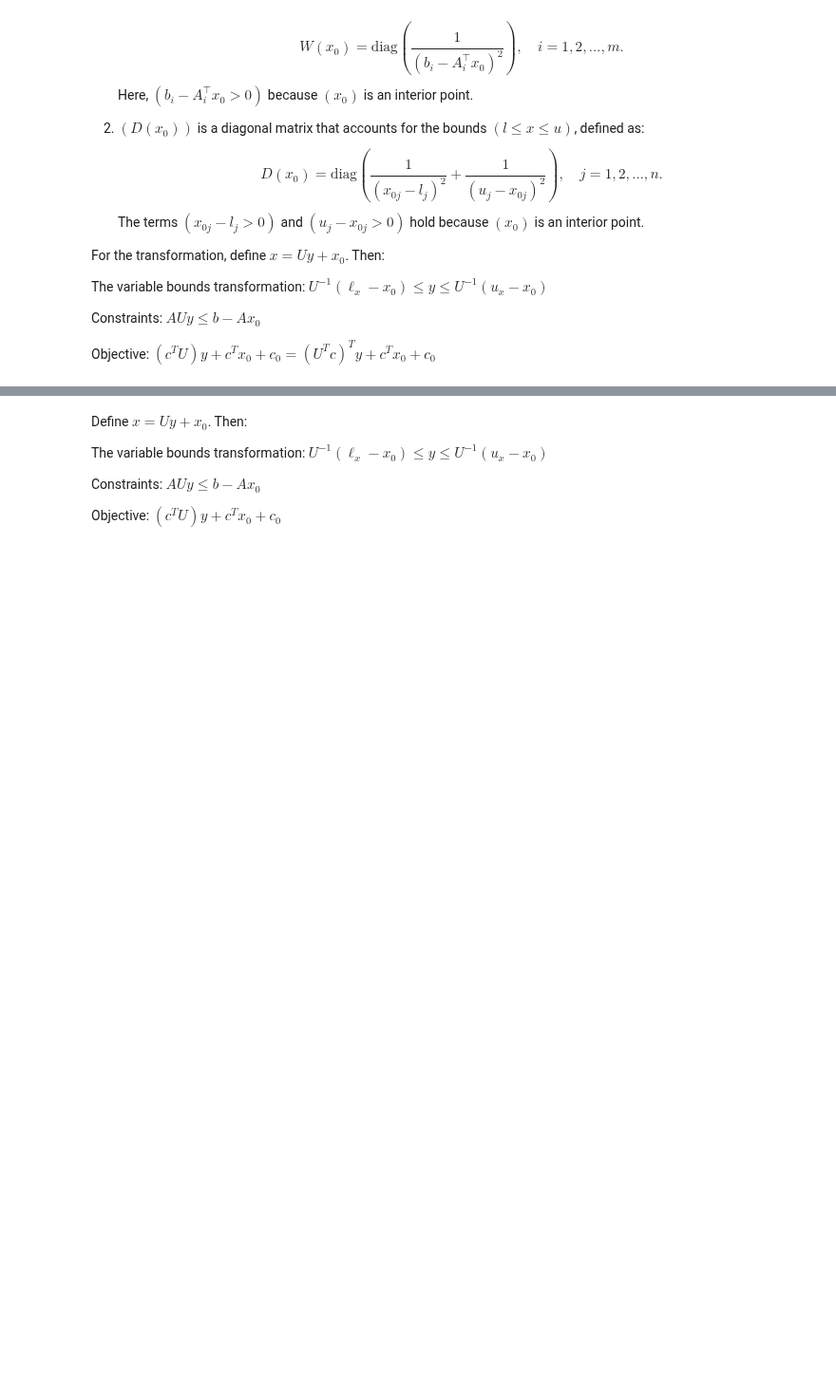
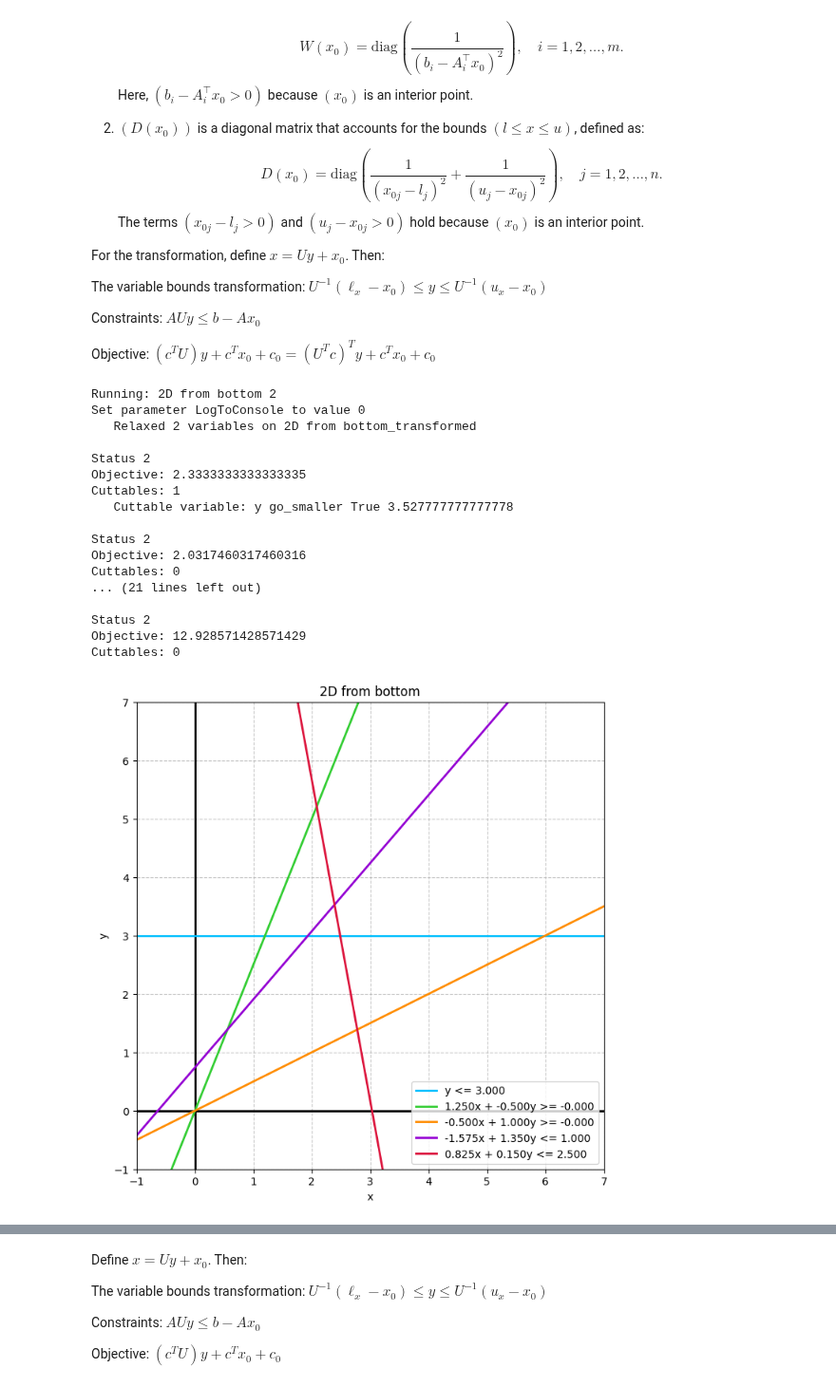
Before and after one commit to BrannonKing/intersection_cuts, a Jupyter notebook: dikin_for_basis_improvement.ipynb, the cells around one changed output, grey strips where cells are left out. Shown at 95% size. Saved outputs shown, nothing was run; the diff lists cells and outputs as text; code cells hidden in the pictures; blank space fills up the shorter version.

```diff
--- a/dikin_for_basis_improvement.ipynb
+++ b/dikin_for_basis_improvement.ipynb
@@ -440,37 +321,60 @@ for instance in list(instances.values())[0:3]:
     for i, idx in enumerate(int_idxs[:-1]):
         U[idx, int_idxs[i + 1]] = -1
     np.fill_diagonal(U, 1)
+
+    U = np.array([[1, -0.5], [0, 1]])
+    U @= np.array([[1, 0], [-0.5, 1]])
+
     x0 = np.zeros_like(c)
-    model2 = apply_transform(model, U, x0)
+    model2 = gu.apply_transform(model, U, x0)
     model2.params.LogToConsole = 0
     relaxed_vars, base_to_relaxed = gu.relax_int_or_bin_to_continuous(model2)
     for t in range(2):
         model2.optimize()
         print("\nStatus", model2.Status)
         if model2.Status == gp.GRB.OPTIMAL:
             print("Objective:", model2.ObjVal)
         cuttable_rows = list(gu.find_cuttable_rows(model2, base_to_relaxed))
         print("Cuttables:", len(cuttable_rows))
         for variable, go_smaller in cuttable_rows:
             print("   Cuttable variable:", variable.VarName, "go_smaller", go_smaller, variable.X)
             if go_smaller:
                 variable.UB = np.round(variable.X - 0.501)
             else:
                 # if np.isclose(variable.X % 1, 0, atol=1e-5):
                 #     variable.LB = np.ceil(variable.X + 0.5)
                 # else:
                 variable.LB = np.round(variable.X + 0.501)
         model2.update()
     # if model2.Status == gp.GRB.OPTIMAL:
     #     print("Objective:", model2.ObjVal)
     #     x3 = np.array([v.X for v in model2.getVars()])
     #     U_inv = np.linalg.inv(U) # return it to original space
     #     x4 = U @ (x3 - (x0 - U_inv @ x0))
     #     print("X3, X4", x3, x4)  # expect x4 to be integer if transform is actually unimodular
     # else:
     #     print("Model2 not optimal:", status_lookup[model2.Status])
 
     if n < 4:
         A, b, c, l, u = get_A_b_c_l_u(model2)
         senses = np.array(model2.getAttr("Sense"))
         fig = pu.plot_constraints_lte(model.ModelName, A, b, l, u, senses)
+# %% [output]
+Running: 2D from bottom 2
+Set parameter LogToConsole to value 0
+   Relaxed 2 variables on 2D from bottom_transformed
+
+Status 2
+Objective: 2.3333333333333335
+Cuttables: 1
+   Cuttable variable: y go_smaller True 3.527777777777778
+
+Status 2
+Objective: 2.0317460317460316
+Cuttables: 0
+... (21 lines left out)
+
+Status 2
+Objective: 12.928571428571429
+Cuttables: 0
+[figure, added]
```
Also changed, not shown: parts of 11 cells of this notebook, 6 other files.
